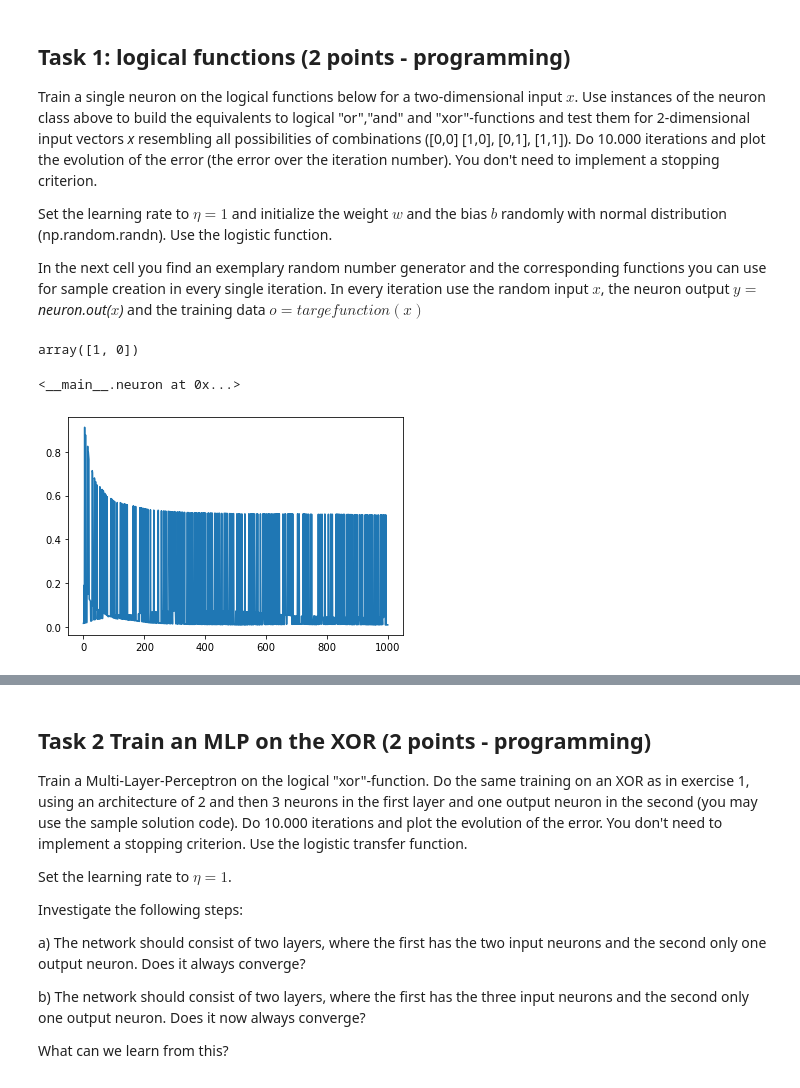
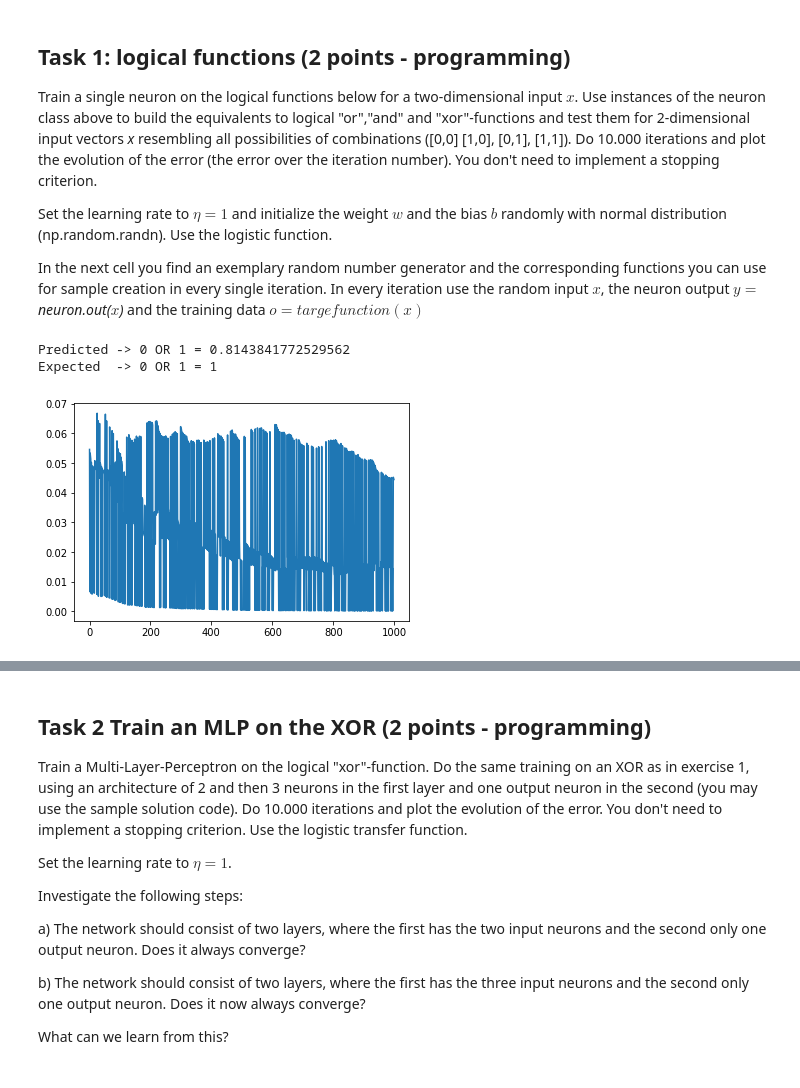
Before and after one commit to juanangd/TU_BERLIN, a Jupyter notebook: BCI-WS20:21/Exercise4/Exercise4.ipynb, the cells around one changed output, grey strips where cells are left out. Saved outputs shown, nothing was run; the diff lists cells and outputs as text; code cells hidden in the pictures.

```diff
--- a/BCI-WS20:21/Exercise4/Exercise4.ipynb
+++ b/BCI-WS20:21/Exercise4/Exercise4.ipynb
@@ -117,15 +117,21 @@ def train_and_display(NumIt,neuron1,inputfunc,targetfunc):
         errors[i]=0.5*np.sum(np.power(neuron1.out(x)-targetfunc(x),2))
     plt.plot(errors)
     return neuron1
+# %%
+w = np.random.randn(2)
+b = np.random.randn(1)
+
+neuron1 = neuron(w, b)
 # %%
-peter=lambda :np.random.randint(2,size=(2,))
+logical_comb = lambda: np.random.randint(2, size=(2, ))
+or_function = lambda x: x[0] or x[1]
+xor_function = lambda x: x[0] ^ x[1]
-# %%
-peter()
-# %% [output]
-array([1, 0])
-# %%
-neuron1=neuron([1,1],1.5)
-train_and_display(1000,neuron1, peter,lambda x:x[0]+x[1])
-# %% [output]
-<__main__.neuron at 0x...>
-[figure, removed]
+# %%
+train_and_display(1000,neuron1, logical_comb, or_function)
+x = logical_comb()
+print(f"Predicted -> {x[0]} OR {x[1]} = {neuron1.out(x)[0]}")
+print(f"Expected  -> {x[0]} OR {x[1]} = {or_function(x)}")
+# %% [output]
+Predicted -> 0 OR 1 = 0.8143841772529562
+Expected  -> 0 OR 1 = 1
+[figure, added]
```
Also changed, not shown: parts of 5 cells of this notebook.
